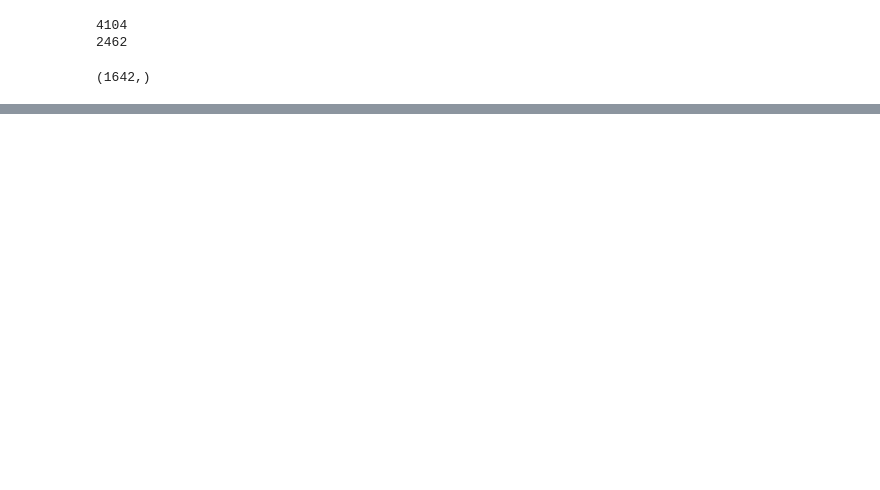
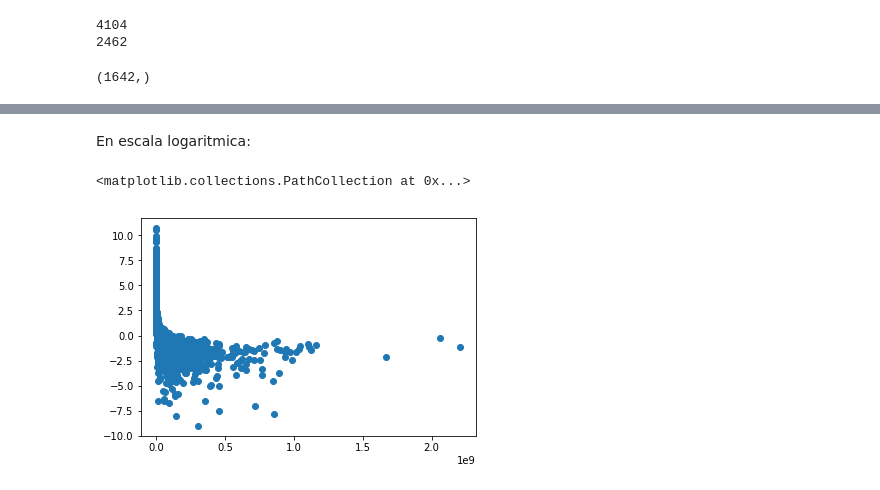
Before and after one commit to Byhako/Platzy, a Jupyter notebook: ai/Modelacion.ipynb, the cells around one changed output, grey strips where cells are left out. Cells and saved outputs as stored; diff of their text form; code cells hidden in the pictures; blank space fills up the shorter version.

```diff
--- a/ai/Modelacion.ipynb
+++ b/ai/Modelacion.ipynb
@@ -46,0 +84,7 @@ plt.hist(predicted)
+# %% [markdown]
+En escala logaritmica:
+# %%
+plt.scatter(y_test, np.log(absolute_residuals))
+# %% [output]
+<matplotlib.collections.PathCollection at 0x...>
+[figure, added]
```
Also changed, not shown: parts of 13 cells of this notebook, 1 other file.
